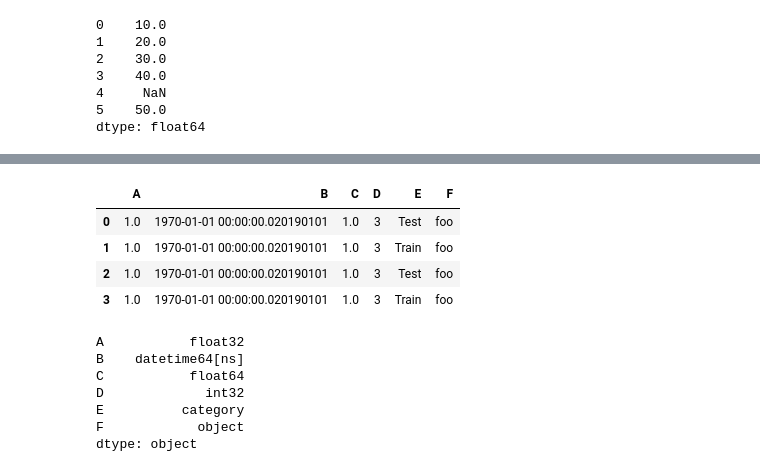
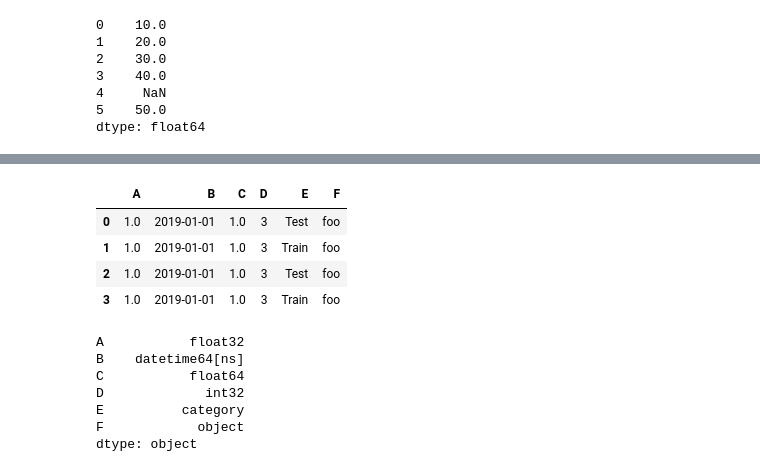
Before and after one commit to prateek1709/data-science-and-ml, a Jupyter notebook: Jupyter Notebooks/Pandas+Overview.ipynb, the cells around one changed output, grey strips where cells are left out. Saved outputs shown, nothing was run; the diff lists cells and outputs as text; code cells hidden in the pictures.

```diff
--- a/Jupyter Notebooks/Pandas+Overview.ipynb
+++ b/Jupyter Notebooks/Pandas+Overview.ipynb
@@ -30,18 +34,18 @@ df
 # %%
 ##Creating a DataFrame by passing a dict of objects that can be converted to series-like.
 df2 = pd.DataFrame({'A': pd.Series(1, range(4), dtype='float32'),
-                   'B': pd.Timestamp(20190101),
+                   'B': pd.Timestamp('20190101'),
                    'C': 1.0,
                    'D': np.array([3]*4),
                    'E': pd.Categorical(["Test","Train","Test","Train"]),
                    'F': 'foo'})
 df2
 # %% [output]
 |  | A | B | C | D | E | F |
-| 0 | 1.0 | 1970-01-01 00:00:00.020190101 | 1.0 | 3 | Test | foo |
-| 1 | 1.0 | 1970-01-01 00:00:00.020190101 | 1.0 | 3 | Train | foo |
-| 2 | 1.0 | 1970-01-01 00:00:00.020190101 | 1.0 | 3 | Test | foo |
-| 3 | 1.0 | 1970-01-01 00:00:00.020190101 | 1.0 | 3 | Train | foo |
+| 0 | 1.0 | 2019-01-01 | 1.0 | 3 | Test | foo |
+| 1 | 1.0 | 2019-01-01 | 1.0 | 3 | Train | foo |
+| 2 | 1.0 | 2019-01-01 | 1.0 | 3 | Test | foo |
+| 3 | 1.0 | 2019-01-01 | 1.0 | 3 | Train | foo |
 # %%
 ##Datatypes we have in df2:
 df2.dtypes
```
Also changed, not shown: parts of 24 cells of this notebook.
